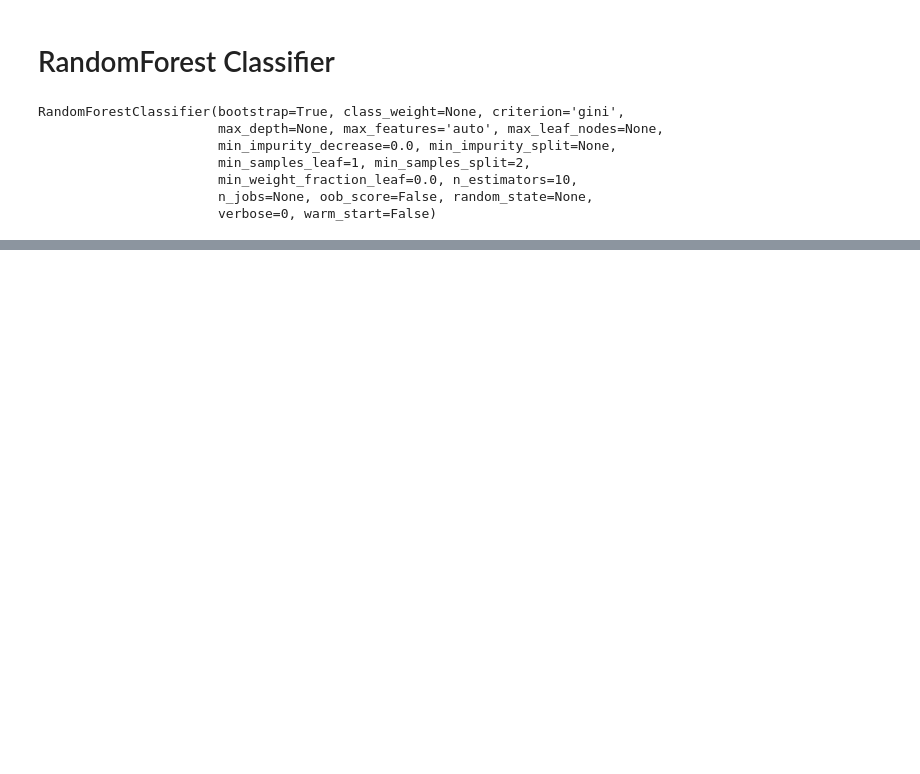
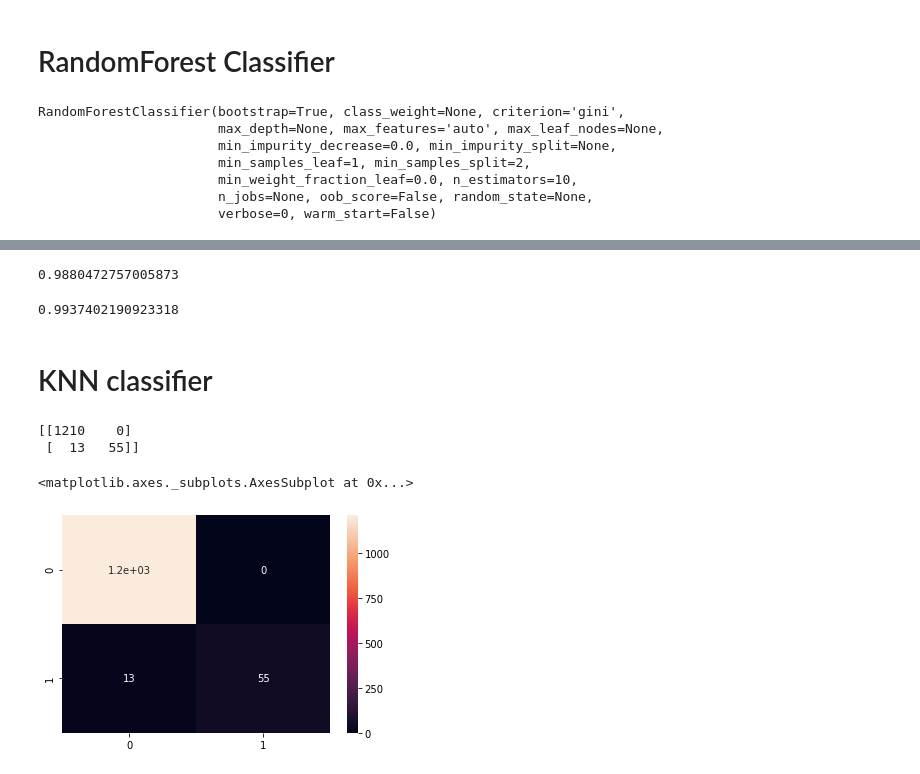
Before and after one commit to sai-indukur/Heart-stroke-prediction, a Jupyter notebook: notebooks/02-Model training.ipynb, the cells around one changed output, grey strips where cells are left out. Saved outputs shown, nothing was run; the diff lists cells and outputs as text; code cells hidden in the pictures; blank space fills up the shorter version.

```diff
--- a/notebooks/02-Model training.ipynb
+++ b/notebooks/02-Model training.ipynb
@@ -110,0 +136,6 @@ pickle.dump(rfc,open(filename,'wb'))
+# %%
+downsampled_y = train_downsampled['stroke']
+downsampled_X = train_downsampled.drop('stroke', axis=1)
+lg = LogisticRegression()
+lg.fit(downsampled_X, downsampled_y)
+y_pred = lg.predict(x_test)
@@ -110,0 +163,28 @@ pickle.dump(rfc,open(filename,'wb'))
+# %%
+auc=metrics.roc_auc_score(y_test,y_pred)
+print(auc)
+# %% [output]
+0.9880472757005873
+# %%
+print(accuracy_score(y_test,y_pred))
+# %% [output]
+0.9937402190923318
+# %% [markdown]
+# KNN classifier
+# %%
+from sklearn.neighbors import KNeighborsClassifier
+from sklearn.metrics import confusion_matrix
+knn=KNeighborsClassifier(n_neighbors=20)
+knn.fit(downsampled_X,downsampled_y)
+knn_pred=knn.predict(x_test)
+accuracy=knn.score(x_test,y_test)
+cm=confusion_matrix(knn_pred,y_test)
+print(cm)
+# %% [output]
+[[1210    0]
+ [  13   55]]
+# %%
+sns.heatmap(cm,annot=True)
+# %% [output]
+<matplotlib.axes._subplots.AxesSubplot at 0x...>
+[figure, added]
```
Also changed, not shown: parts of 15 cells of this notebook, 1 other file.
